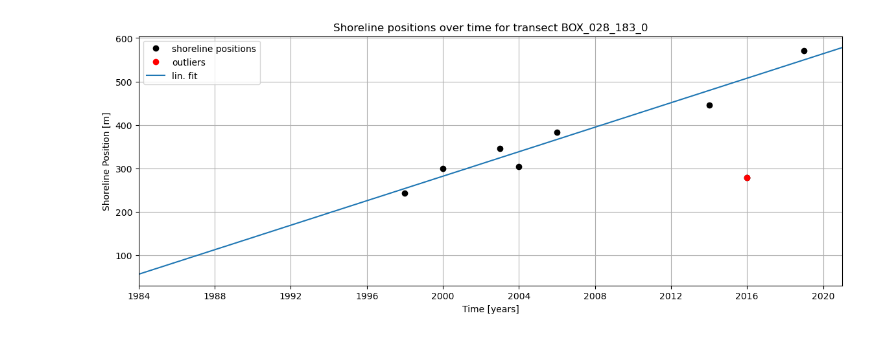
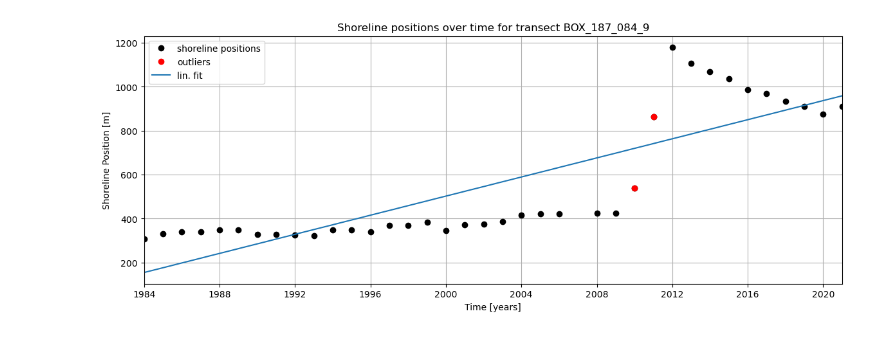
Before and after one commit to openearth/global-coastal-atlas, a Jupyter notebook: visualization/01_SDS_timeseries.ipynb, the cells around one changed output. Drawn from its saved outputs; the diff is of its cells as text; code cells hidden in the pictures.

```diff
--- a/visualization/01_SDS_timeseries.ipynb
+++ b/visualization/01_SDS_timeseries.ipynb
@@ -66,25 +23,25 @@ Attributes:
 # %%
-station = 0  # select station
+station = list(ds['transect_id'].values).index(b'BOX_187_084_9') # select station
 # TODO: color the outlier
 # TODO: add more info to the plot (sandy, uncertainty etc)
 
 time_inds = np.array([i for i in range(len(ds.time.values))])
 cr = ds.isel(stations=station)["changerate"].values
 cr_unc = ds.isel(stations=station)["intercept"].values
 
 fig, ax = plt.subplots(figsize=(14, 5))
 ax.plot(ds.time, ds.isel(stations=station)["sp"].values, 'ko', label="shoreline positions")
 outl_idx = [i for i,x in enumerate(ds.isel(stations= station)['outliers'].values) if x == 1]
 outliers, outliers_time = ds.isel(stations=station)["sp"].values[outl_idx], ds.time[outl_idx]
 ax.plot(outliers_time, outliers, 'ro', label="outliers")
 ax.plot(ds.time, time_inds*cr + cr_unc, label="lin. fit")
 ax.set_xlabel("Time [years]")
 ax.set_ylabel("Shoreline Position [m]")
 ax.set_title(
     "Shoreline positions over time for transect %s"%ds.isel(stations=station)["transect_id"].values.tolist().decode("utf-8")
 )
 plt.grid()
 plt.xlim(ds.time[0], ds.time[-1])
 plt.legend();
 # %% [output]
-[figure, old version]
+[figure, new version]
```
Also changed, not shown: parts of 6 cells of this notebook, 1 other file.
